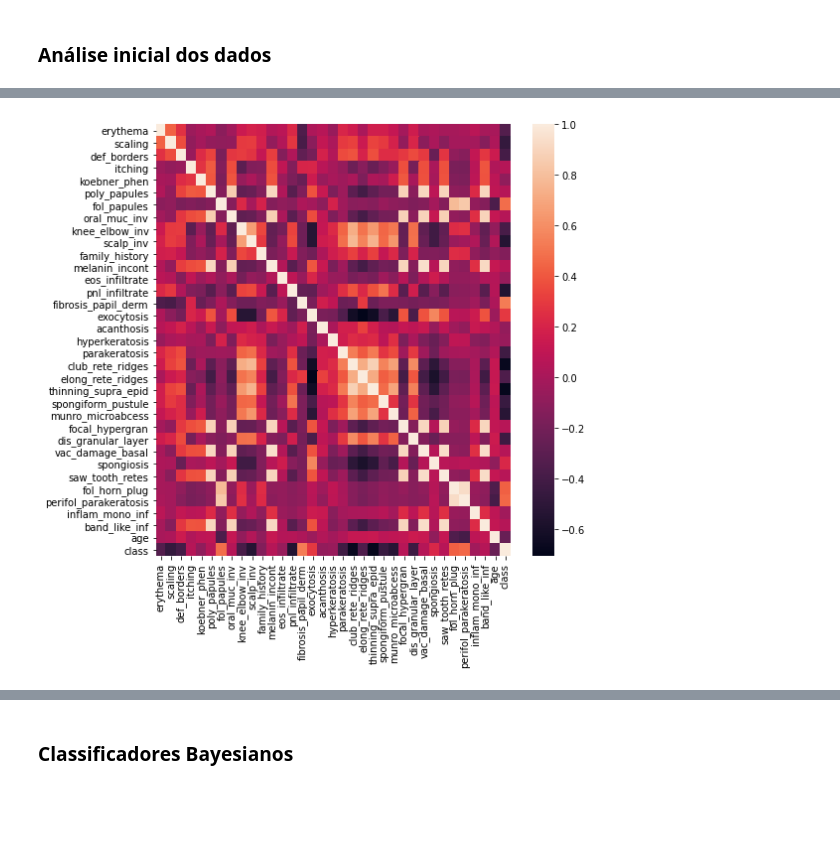
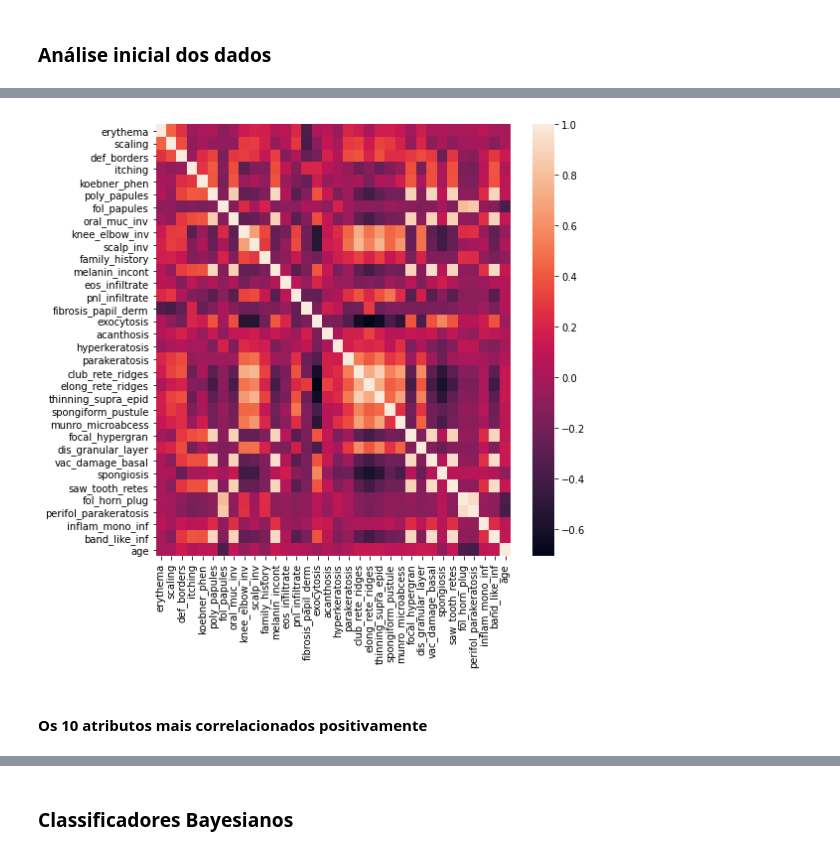
Before and after one commit to cardosorrenan/reconhecimentopadroes-ufc, a Jupyter notebook: src/bayesians.ipynb, the cells around one changed output, grey strips where cells are left out. Drawn from its saved outputs; the diff is of its cells as text; code cells hidden in the pictures; blank space fills up the shorter version.

```diff
--- a/src/bayesians.ipynb
+++ b/src/bayesians.ipynb
@@ -98,3 +47,40 @@ corr.head()
+# %%
+derma = reset_dataset()
+
+derma1 = derma[derma['Class'] == 1]
+derma2 = derma[derma['Class'] == 2]
+derma3 = derma[derma['Class'] == 3]
+derma4 = derma[derma['Class'] == 4]
+derma5 = derma[derma['Class'] == 5]
+derma6 = derma[derma['Class'] == 6]
+
+del derma1['Class']
+del derma2['Class']
+del derma3['Class']
+del derma4['Class']
+del derma5['Class']
+del derma6['Class']
+
+u1_vector = derma1.mean()
+u2_vector = derma2.mean()
+u3_vector = derma3.mean()
+u4_vector = derma4.mean()
+u5_vector = derma5.mean()
+u6_vector = derma6.mean()
+
+v1_vector = derma1.var()
+v2_vector = derma2.var()
+v3_vector = derma3.var()
+v4_vector = derma4.var()
+v5_vector = derma5.var()
+v6_vector = derma6.var()
+
+cov1, corr1 = create_matrices(derma1, u1_vector)
+cov2, corr2 = create_matrices(derma2, u2_vector)
+cov3, corr3 = create_matrices(derma3, u3_vector)
+cov4, corr4 = create_matrices(derma4, u4_vector)
+cov5, corr5 = create_matrices(derma5, u5_vector)
+cov6, corr6 = create_matrices(derma6, u6_vector)
 # %% [markdown]
 - Que informação, sobre os atributos, é obtida através da matriz de correlação?
 
@@ -118,5 +88,7 @@ O diagrama de correlação auxilia em determinar a relação (-1 < corr < 1) ent
 # %%
+df = derma.drop('Class', axis=1)
+cov, corr = create_matrices(df, df.mean())
 sns.heatmap(corr, xticklabels=corr.columns, yticklabels=corr.columns)
 plt.gcf().set_size_inches(8, 8)
 # %% [output]
-[figure, old version]
+[figure, new version]
@@ -122,0 +102,3 @@ plt.gcf().set_size_inches(8, 8)
+# %% [markdown]
+
+#### **Os 10 atributos mais correlacionados positivamente**
```
Also changed, not shown: parts of 27 cells of this notebook.
